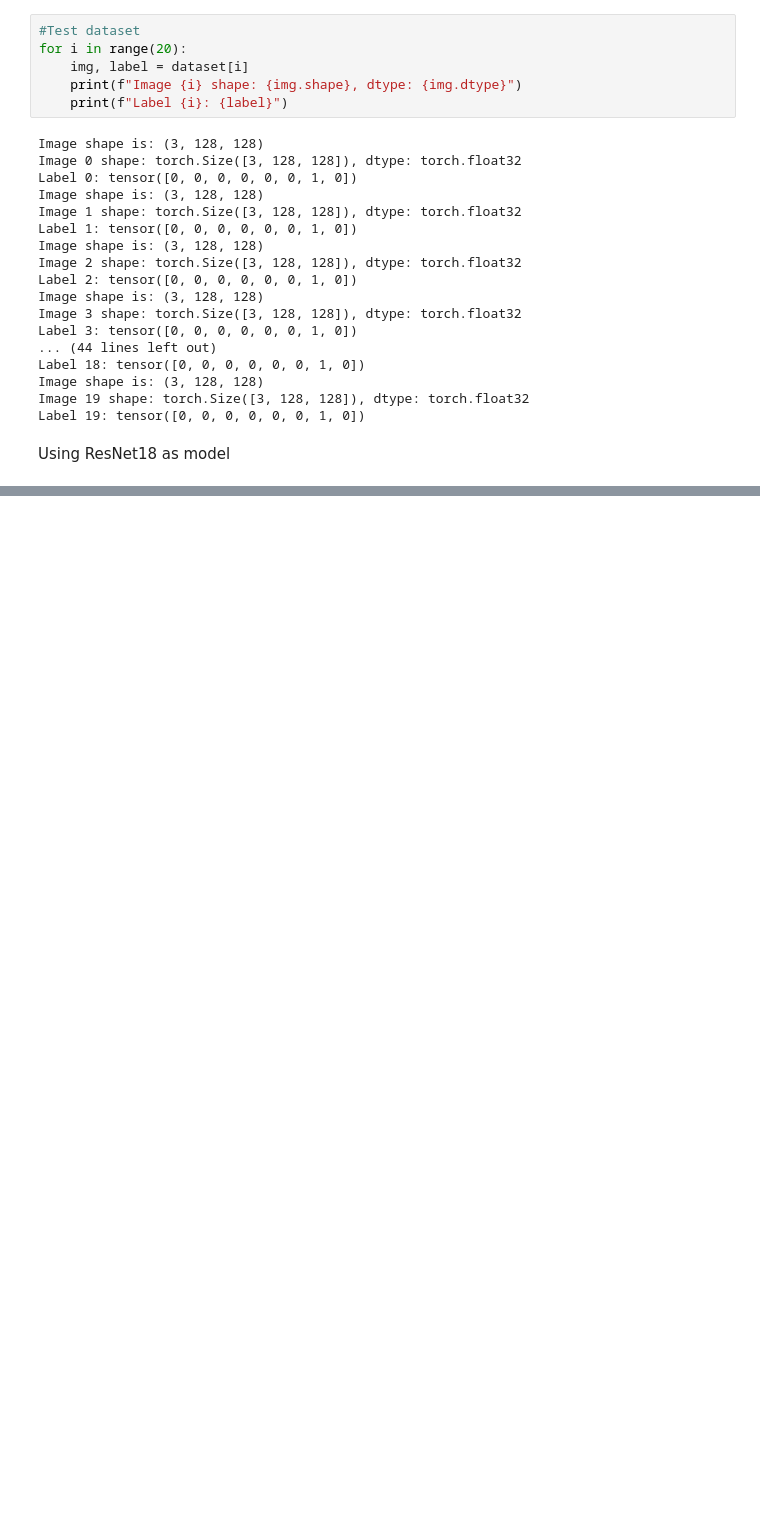
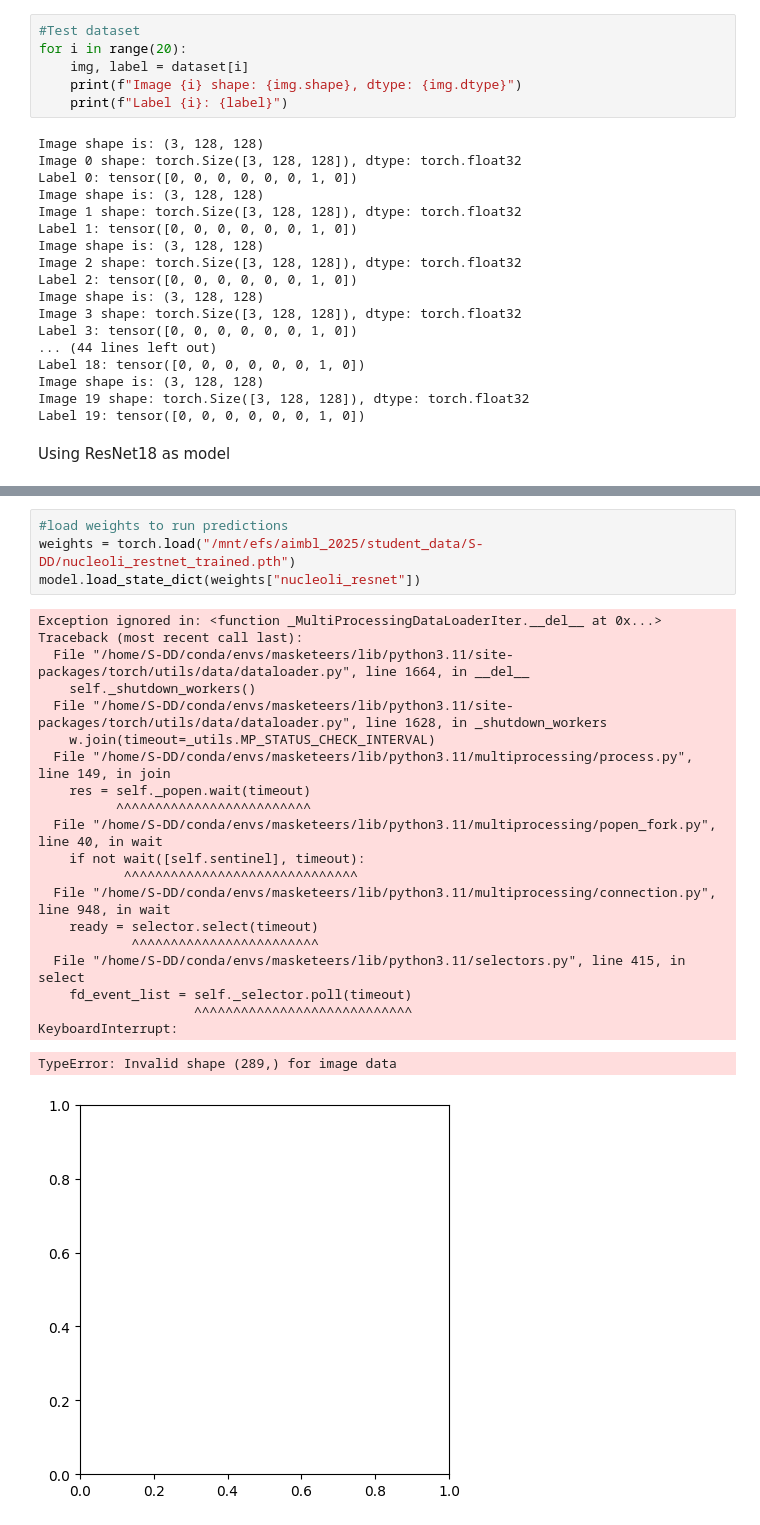
Before and after one commit to LDM-labstuff/masketeers, a Jupyter notebook: notebooks/LDM-data-loader.ipynb, the cells around one changed output, grey strips where cells are left out. Saved outputs shown, nothing was run; the diff lists cells and outputs as text; blank space fills up the shorter version.

```diff
--- a/notebooks/LDM-data-loader.ipynb
+++ b/notebooks/LDM-data-loader.ipynb
@@ -207,0 +261,26 @@ The size of the test dataset is 1322
+# %%
+#load weights to run predictions
+weights = torch.load("/mnt/efs/aimbl_2025/student_data/S-DD/nucleoli_restnet_trained.pth")
+model.load_state_dict(weights["nucleoli_resnet"])
+# %% [output]
+Exception ignored in: <function _MultiProcessingDataLoaderIter.__del__ at 0x...>
+Traceback (most recent call last):
+  File "/home/S-DD/conda/envs/masketeers/lib/python3.11/site-packages/torch/utils/data/dataloader.py", line 1664, in __del__
+    self._shutdown_workers()
+  File "/home/S-DD/conda/envs/masketeers/lib/python3.11/site-packages/torch/utils/data/dataloader.py", line 1628, in _shutdown_workers
+    w.join(timeout=_utils.MP_STATUS_CHECK_INTERVAL)
+  File "/home/S-DD/conda/envs/masketeers/lib/python3.11/multiprocessing/process.py", line 149, in join
+    res = self._popen.wait(timeout)
+          ^^^^^^^^^^^^^^^^^^^^^^^^^
+  File "/home/S-DD/conda/envs/masketeers/lib/python3.11/multiprocessing/popen_fork.py", line 40, in wait
+    if not wait([self.sentinel], timeout):
+           ^^^^^^^^^^^^^^^^^^^^^^^^^^^^^^
+  File "/home/S-DD/conda/envs/masketeers/lib/python3.11/multiprocessing/connection.py", line 948, in wait
+    ready = selector.select(timeout)
+            ^^^^^^^^^^^^^^^^^^^^^^^^
+  File "/home/S-DD/conda/envs/masketeers/lib/python3.11/selectors.py", line 415, in select
+    fd_event_list = self._selector.poll(timeout)
+                    ^^^^^^^^^^^^^^^^^^^^^^^^^^^^
+KeyboardInterrupt:
+TypeError: Invalid shape (289,) for image data
+[figure, added]
```
Also changed, not shown: parts of 4 cells of this notebook, 1 other file.
